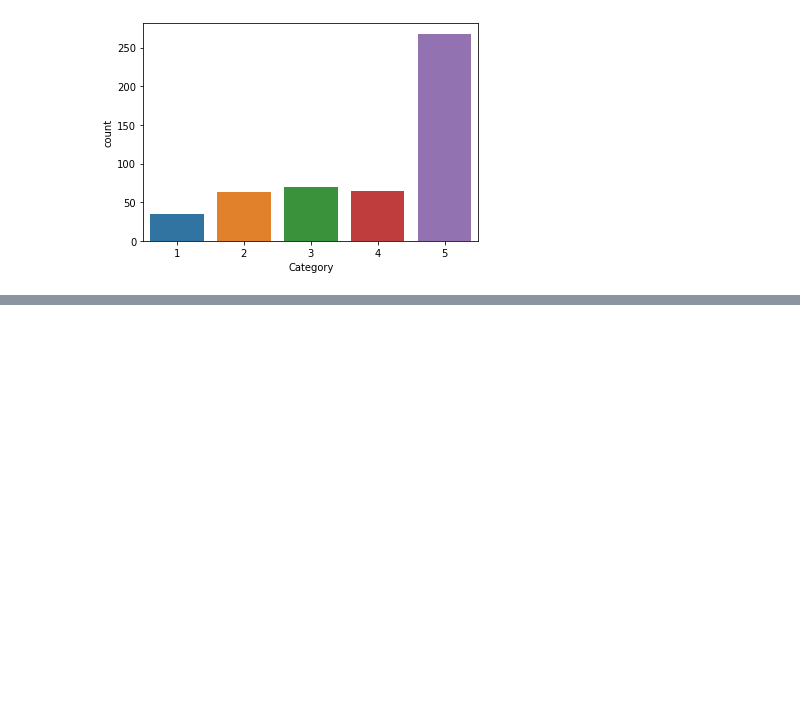
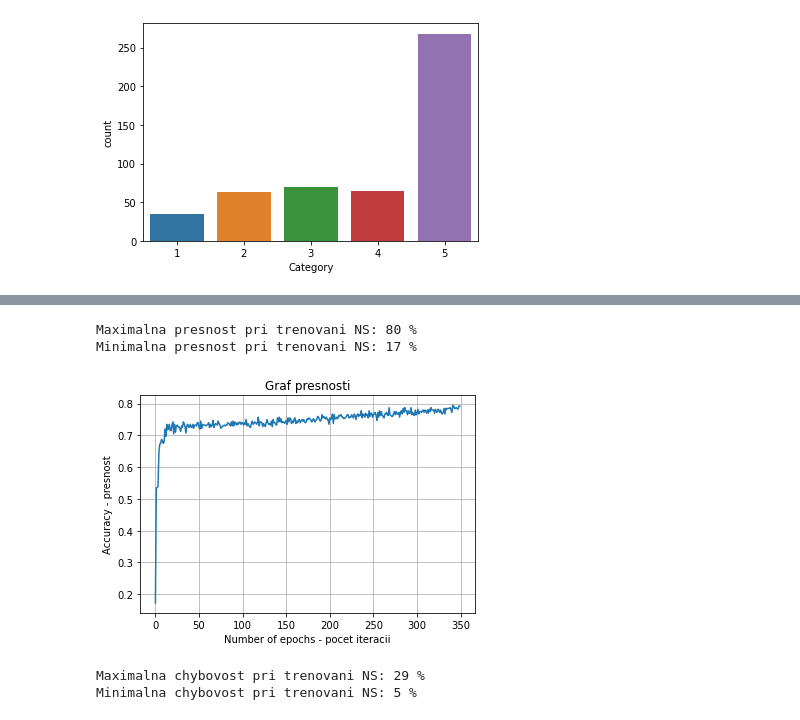
Before and after one commit to oliverolah97/Olah_NS2021, a Jupyter notebook: Olah_NS2021.ipynb, the cells around one changed output, grey strips where cells are left out. Saved outputs shown, nothing was run; the diff lists cells and outputs as text; code cells hidden in the pictures; blank space fills up the shorter version.

```diff
--- a/Olah_NS2021.ipynb
+++ b/Olah_NS2021.ipynb
@@ -99,0 +105,6 @@ sns.countplot(x='Category',data=df)
+# %%
+from keras.utils import to_categorical
+y = to_categorical(y)
+# %%
+from sklearn.model_selection import train_test_split
+X_train, X_test, y_train, y_test = train_test_split(x,y, test_size = 0.2) # test size urci podiel. 80% ku 20%
@@ -99,0 +128,3 @@ sns.countplot(x='Category',data=df)
+# %%
+# trenovanie
+history = moj_keras_model.fit(X_train,y_train,epochs=350)
@@ -99,0 +149,25 @@ sns.countplot(x='Category',data=df)
+# %%
+maxPresnost = max(history.history["accuracy"])*100
+minPresnost = min(history.history["accuracy"])*100
+print("Maximalna presnost pri trenovani NS: %.0f"%maxPresnost, "%")
+print("Minimalna presnost pri trenovani NS: %.0f"%minPresnost, "%")
+# %% [output]
+Maximalna presnost pri trenovani NS: 80 %
+Minimalna presnost pri trenovani NS: 17 %
+# %%
+plt.title("Graf presnosti")
+plt.plot(history.history["accuracy"])
+plt.xlabel("Number of epochs - pocet iteracii")
+plt.ylabel("Accuracy - presnost")
+plt.grid()
+plt.show()
+# %% [output]
+[figure, added]
+# %%
+maxChybovost = max(history.history["loss"])*100
+minChybovost = min(history.history["loss"])*100
+print("Maximalna chybovost pri trenovani NS: %.0f"%maxChybovost, "%")
+print("Minimalna chybovost pri trenovani NS: %.0f"%minChybovost, "%")
+# %% [output]
+Maximalna chybovost pri trenovani NS: 29 %
+Minimalna chybovost pri trenovani NS: 5 %
```
Also changed, not shown: parts of 11 cells of this notebook, 1 other file.
